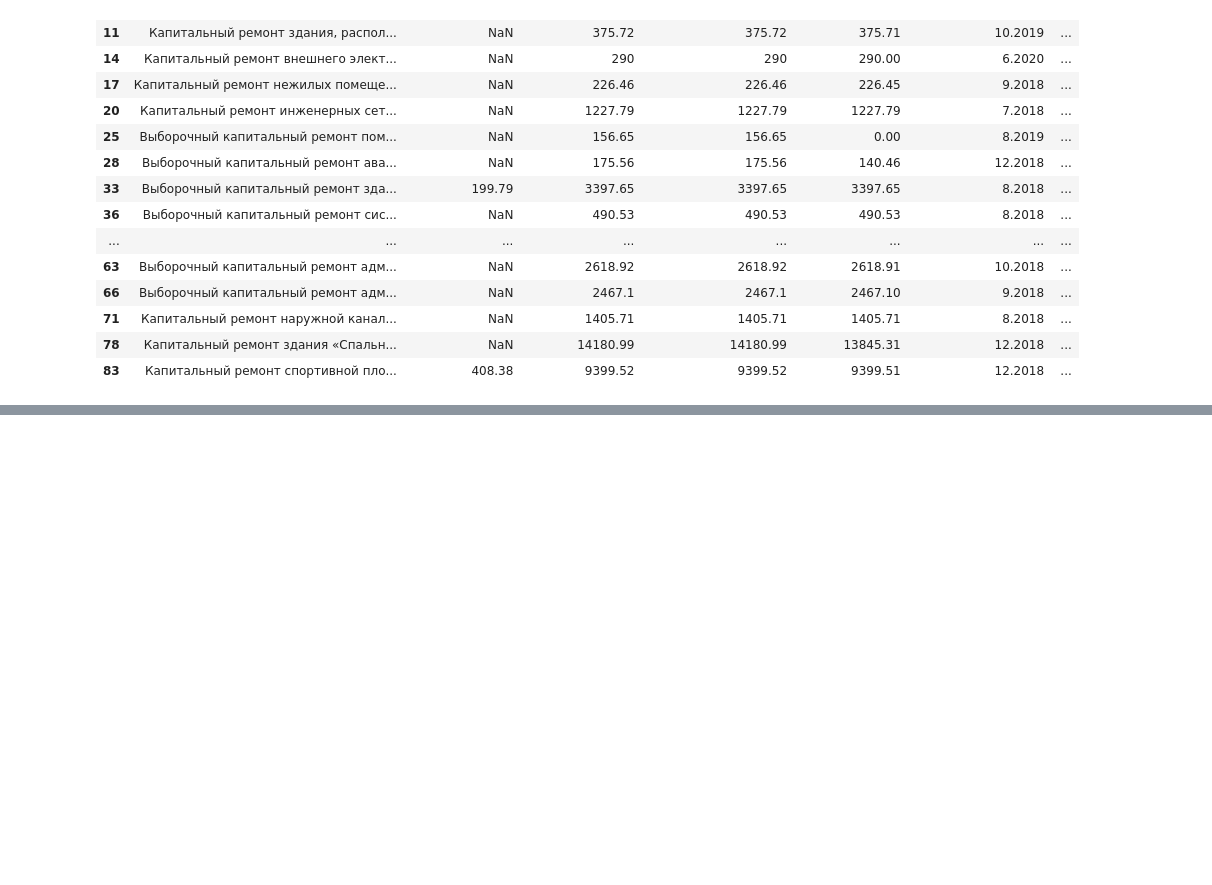
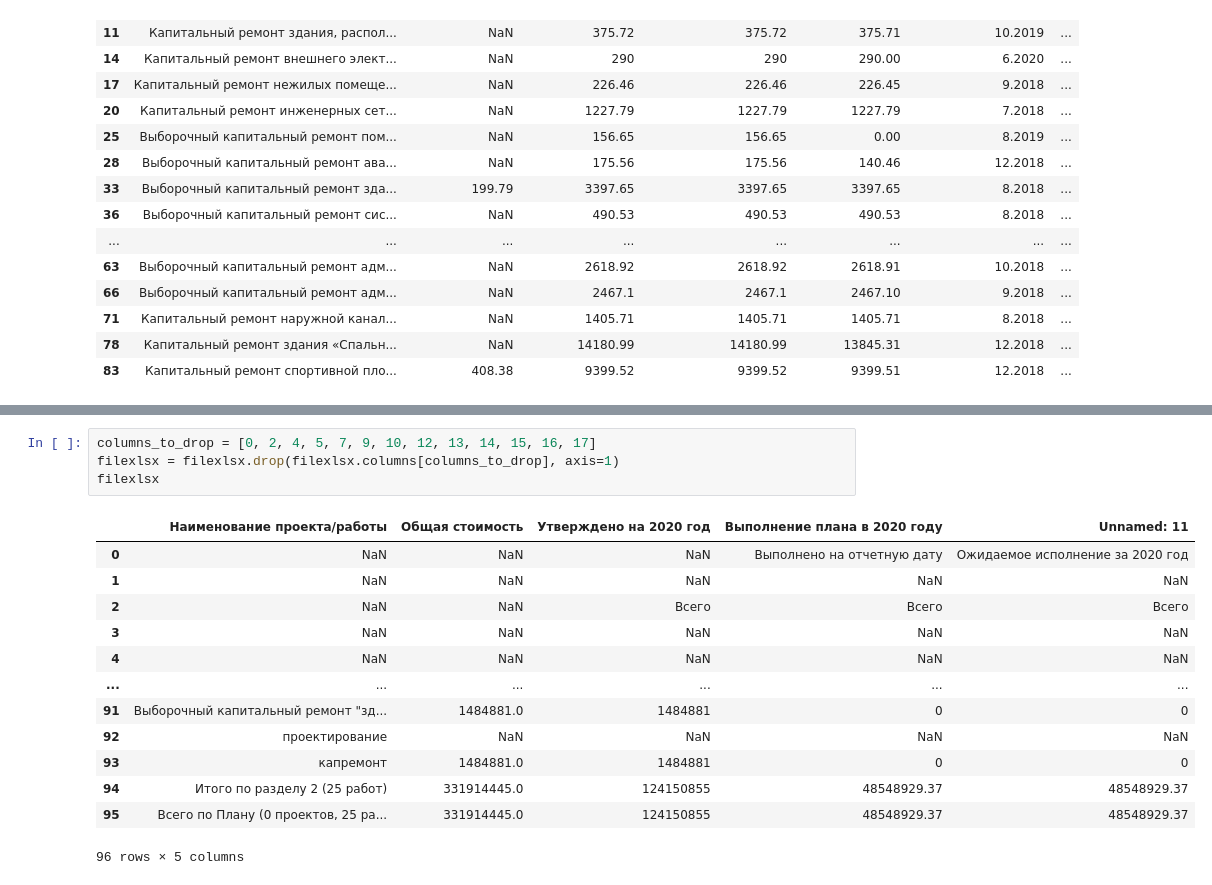
Before and after one commit to 999rse/noa_cb_intern, a Jupyter notebook: kc_tr_kr_operating.ipynb, the cells around one changed output, grey strips where cells are left out. Cells and saved outputs as stored; diff of their text form; blank space fills up the shorter version.

```diff
--- a/kc_tr_kr_operating.ipynb
+++ b/kc_tr_kr_operating.ipynb
@@ -127,0 +166,18 @@ results[2]
+# %%
+columns_to_drop = [0, 2, 4, 5, 7, 9, 10, 12, 13, 14, 15, 16, 17]
+filexlsx = filexlsx.drop(filexlsx.columns[columns_to_drop], axis=1)
+filexlsx
+# %% [output]
+|  | Наименование проекта/работы | Общая стоимость | Утверждено на 2020 год | Выполнение плана в 2020 году | Unnamed: 11 |
+| 0 | NaN | NaN | NaN | Выполнено на отчетную дату | Ожидаемое исполнение за 2020 год |
+| 1 | NaN | NaN | NaN | NaN | NaN |
+| 2 | NaN | NaN | Всего | Всего | Всего |
+| 3 | NaN | NaN | NaN | NaN | NaN |
+| 4 | NaN | NaN | NaN | NaN | NaN |
+| ... | ... | ... | ... | ... | ... |
+| 91 | Выборочный капитальный ремонт "зд... | 1484881.0 | 1484881 | 0 | 0 |
+| 92 | проектирование | NaN | NaN | NaN | NaN |
+| 93 | капремонт | 1484881.0 | 1484881 | 0 | 0 |
+| 94 | Итого по разделу 2 (25 работ) | 331914445.0 | 124150855 | 48548929.37 | 48548929.37 |
+| 95 | Всего по Плану (0 проектов, 25 ра... | 331914445.0 | 124150855 | 48548929.37 | 48548929.37 |
+96 rows × 5 columns
```
Also changed, not shown: parts of 7 cells of this notebook.
